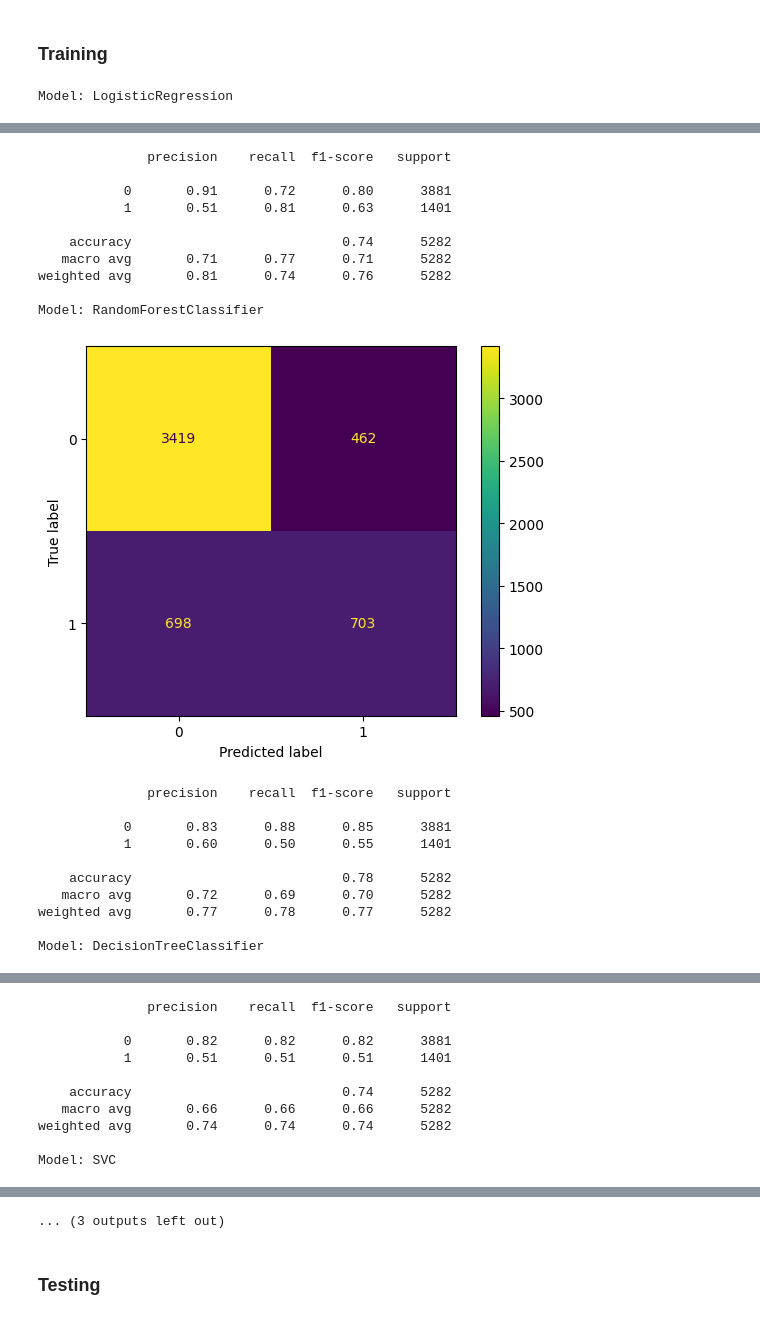
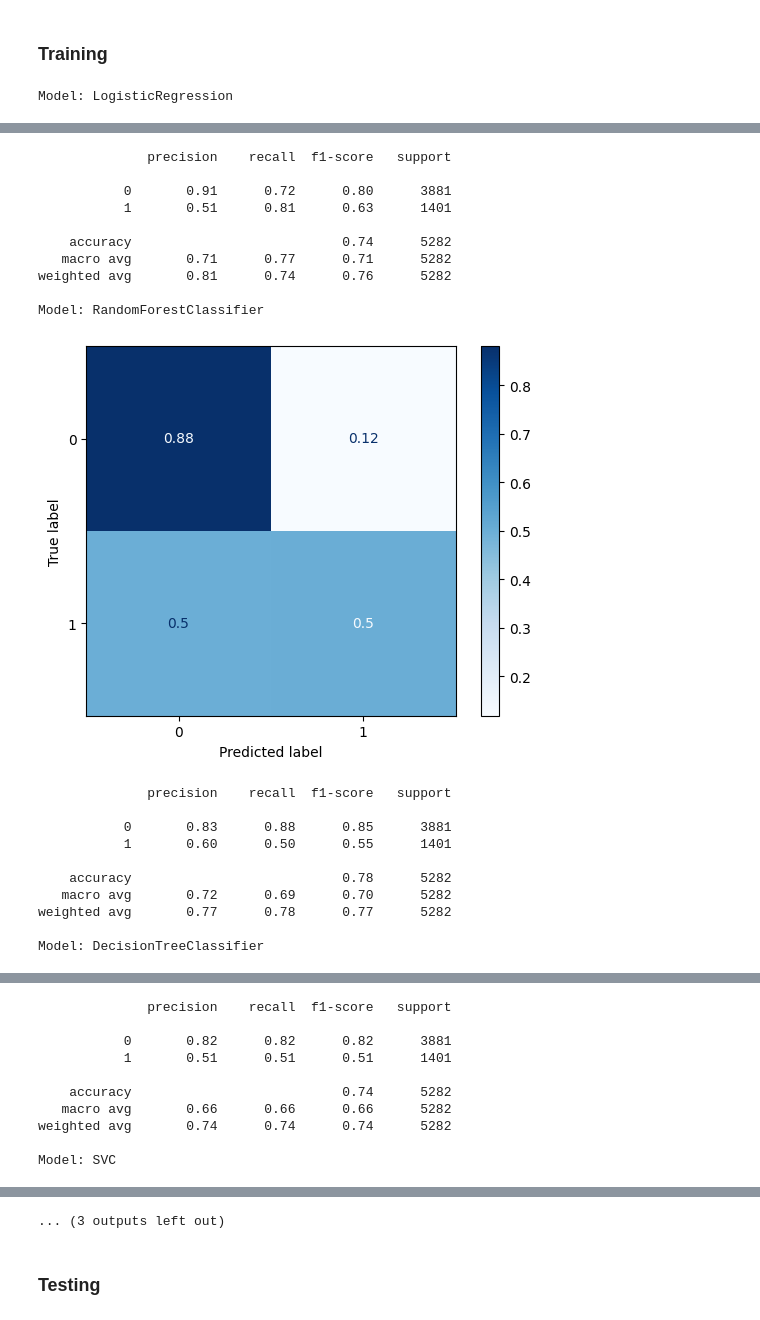
Before and after one commit to gabrielmotablima/DS002--churn-solutions--Telecom, a Jupyter notebook: churn_prediction.ipynb, the cells around one changed output, grey strips where cells are left out. Cells and saved outputs as stored; diff of their text form; code cells hidden in the pictures.

```diff
--- a/churn_prediction.ipynb
+++ b/churn_prediction.ipynb
@@ -106,11 +106,11 @@ for model in models:
     # print(f"Cross-validation accuracy: {scores.mean()} +/- {scores.std()}")
 
     y_pred = cross_val_predict(models[model], X_train, y_train, cv=5)
-    cm = confusion_matrix(y_train, y_pred)
+    cm = confusion_matrix(y_train, y_pred, normalize='true')
     disp = ConfusionMatrixDisplay(
         confusion_matrix=cm
     )
-    disp.plot()
+    disp.plot(cmap='Blues')
     plt.show()
 
     print(classification_report(y_train, y_pred))
@@ -120,14 +120,14 @@ Model: LogisticRegression
               precision    recall  f1-score   support
 
            0       0.91      0.72      0.80      3881
            1       0.51      0.81      0.63      1401
 
     accuracy                           0.74      5282
    macro avg       0.71      0.77      0.71      5282
 weighted avg       0.81      0.74      0.76      5282
 
 Model: RandomForestClassifier
-[figure, old version]
+[figure, new version]
               precision    recall  f1-score   support
 
            0       0.83      0.88      0.85      3881
```
Also changed, not shown: parts of 4 cells of this notebook.
